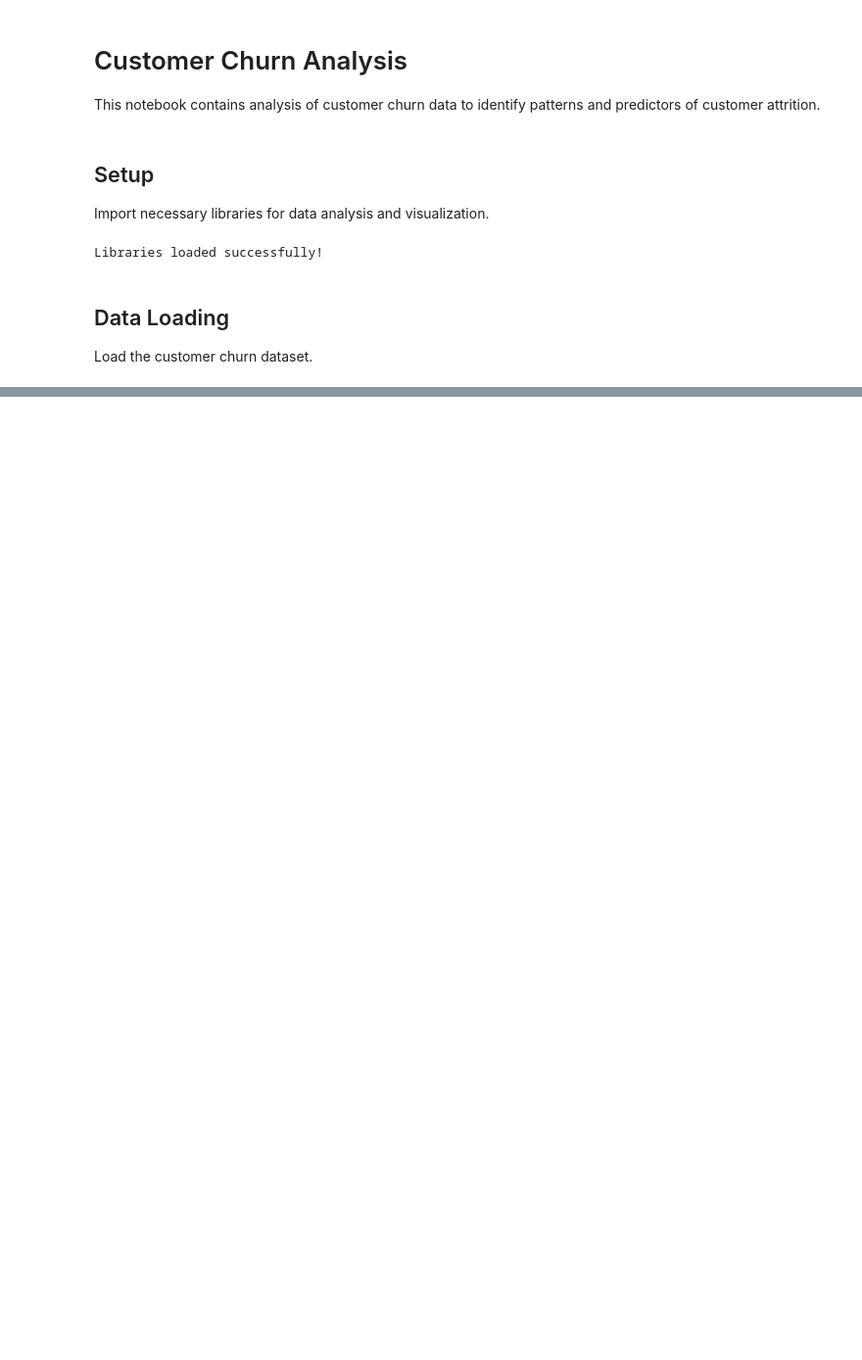
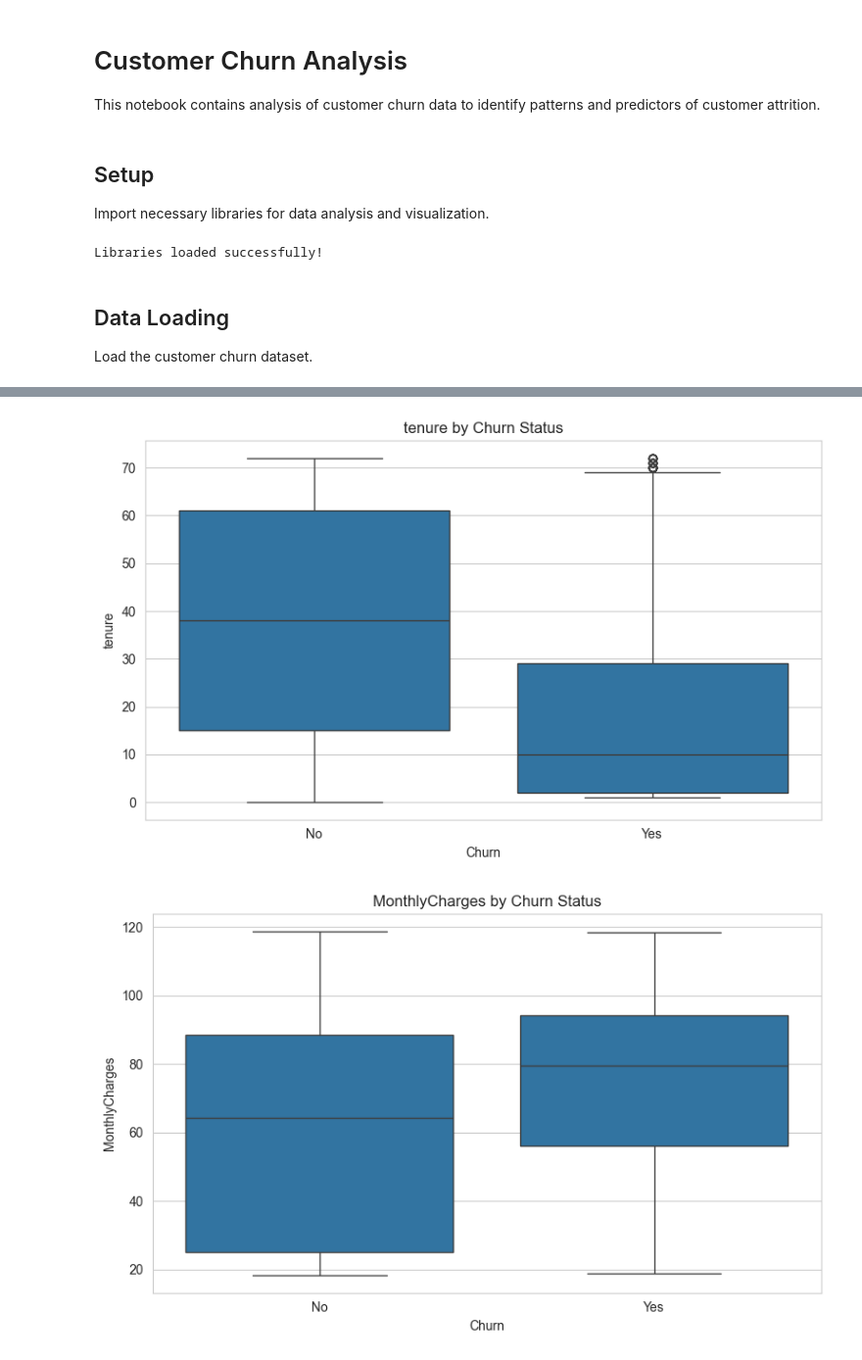
Before and after one commit to calv4in/customer-churn, a Jupyter notebook: customer_churn_analysis.ipynb, the cells around one changed output, grey strips where cells are left out. Shown at 98% size. Saved outputs shown, nothing was run; the diff lists cells and outputs as text; code cells hidden in the pictures; blank space fills up the shorter version.

```diff
--- a/customer_churn_analysis.ipynb
+++ b/customer_churn_analysis.ipynb
@@ -179,0 +249,34 @@ Explore the dataset to understand its structure and identify patterns.
+# %%
+# EDA - Part 2: Numerical features
+numerical_features = ['tenure', 'MonthlyCharges', 'TotalCharges']
+
+# Plot boxplots individually
+for feature in numerical_features:
+    plt.figure(figsize=(8, 5))
+    sns.boxplot(x='Churn', y=feature, data=df)
+    plt.title(f'{feature} by Churn Status')
+    plt.tight_layout()
+    plt.show()
+
+# First, create the Churn_Binary column
+df['Churn_Binary'] = (df['Churn'] == 'Yes').astype(int)
+
+# Create tenure bins for easier interpretation
+df['tenure_group'] = pd.cut(df['tenure'],
+                           bins=[0, 12, 24, 36, 48, 60, 72],
+                           labels=['0-12', '13-24', '25-36', '37-48', '49-60', '61-72'])
+
+# Plot churn rate by tenure group
+plt.figure(figsize=(8, 5))
+tenure_churn = df.groupby('tenure_group')['Churn_Binary'].mean() * 100
+tenure_churn.plot(kind='bar', color='skyblue')
+plt.title('Churn Rate by Tenure Group (Months)')
+plt.ylabel('Churn Rate (%)')
+plt.xlabel('Tenure Group')
+for i, v in enumerate(tenure_churn):
+    plt.text(i, v + 1, f"{v:.1f}%", ha='center')
+plt.tight_layout()
+plt.show()
+# %% [output]
+[figure, added]
+[figure, added]
```
Also changed, not shown: parts of 11 cells of this notebook.
